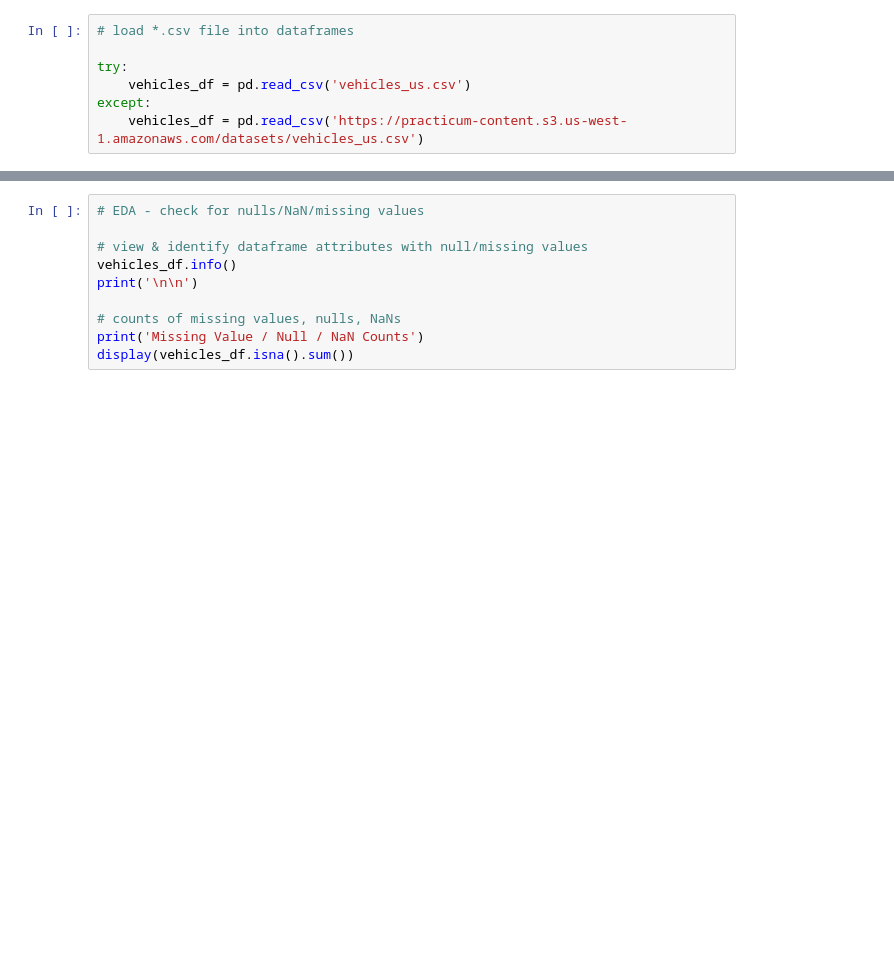
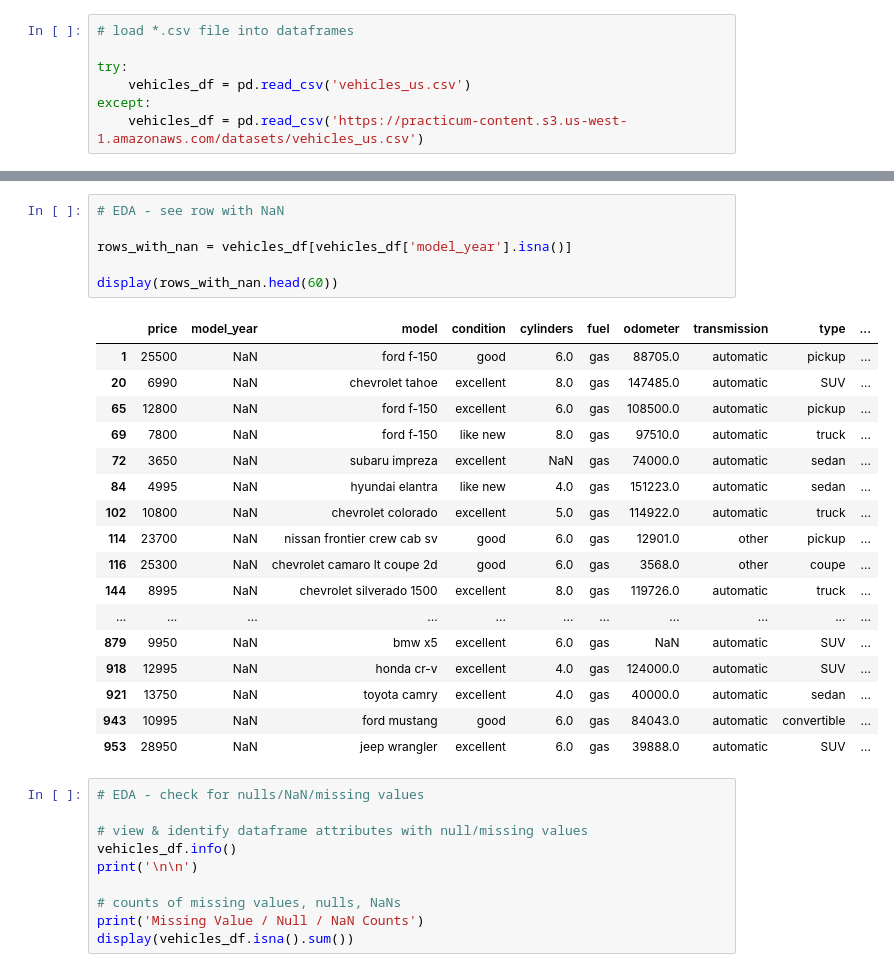
Before and after one commit to MelvicTN/SW_Development_Tool, a Jupyter notebook: EDA.ipynb, the cells around one changed output, grey strips where cells are left out. Saved outputs shown, nothing was run; the diff lists cells and outputs as text; blank space fills up the shorter version.

```diff
--- a/EDA.ipynb
+++ b/EDA.ipynb
@@ -63,3 +110,27 @@ display(vehicles_df.sample(50))
+# %%
+# EDA - see row with NaN
+
+rows_with_nan = vehicles_df[vehicles_df['model_year'].isna()]
+
+display(rows_with_nan.head(60))
+# %% [output]
+|  | price | model_year | model | condition | cylinders | fuel | odometer | transmission | type | ... |
+| 1 | 25500 | NaN | ford f-150 | good | 6.0 | gas | 88705.0 | automatic | pickup | ... |
+| 20 | 6990 | NaN | chevrolet tahoe | excellent | 8.0 | gas | 147485.0 | automatic | SUV | ... |
+| 65 | 12800 | NaN | ford f-150 | excellent | 6.0 | gas | 108500.0 | automatic | pickup | ... |
+| 69 | 7800 | NaN | ford f-150 | like new | 8.0 | gas | 97510.0 | automatic | truck | ... |
+| 72 | 3650 | NaN | subaru impreza | excellent | NaN | gas | 74000.0 | automatic | sedan | ... |
+| 84 | 4995 | NaN | hyundai elantra | like new | 4.0 | gas | 151223.0 | automatic | sedan | ... |
+| 102 | 10800 | NaN | chevrolet colorado | excellent | 5.0 | gas | 114922.0 | automatic | truck | ... |
+| 114 | 23700 | NaN | nissan frontier crew cab sv | good | 6.0 | gas | 12901.0 | other | pickup | ... |
+| 116 | 25300 | NaN | chevrolet camaro lt coupe 2d | good | 6.0 | gas | 3568.0 | other | coupe | ... |
+| 144 | 8995 | NaN | chevrolet silverado 1500 | excellent | 8.0 | gas | 119726.0 | automatic | truck | ... |
+| ... | ... | ... | ... | ... | ... | ... | ... | ... | ... | ... |
+| 879 | 9950 | NaN | bmw x5 | excellent | 6.0 | gas | NaN | automatic | SUV | ... |
+| 918 | 12995 | NaN | honda cr-v | excellent | 4.0 | gas | 124000.0 | automatic | SUV | ... |
+| 921 | 13750 | NaN | toyota camry | excellent | 4.0 | gas | 40000.0 | automatic | sedan | ... |
+| 943 | 10995 | NaN | ford mustang | good | 6.0 | gas | 84043.0 | automatic | convertible | ... |
+| 953 | 28950 | NaN | jeep wrangler | excellent | 6.0 | gas | 39888.0 | automatic | SUV | ... |
 # %%
 # EDA - check for nulls/NaN/missing values
 
```
Also changed, not shown: parts of 18 cells of this notebook.
